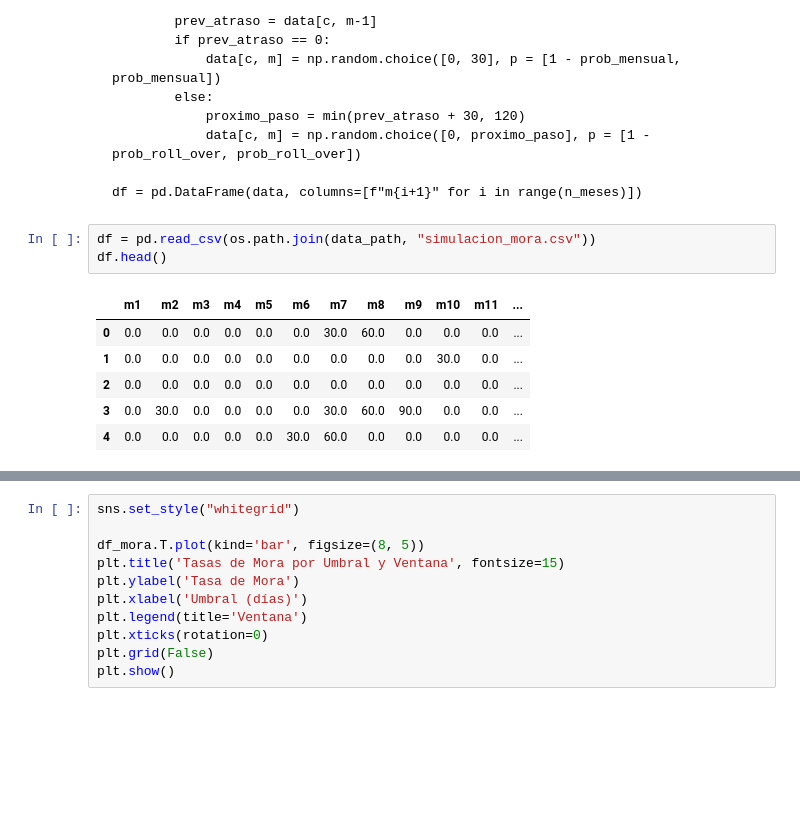
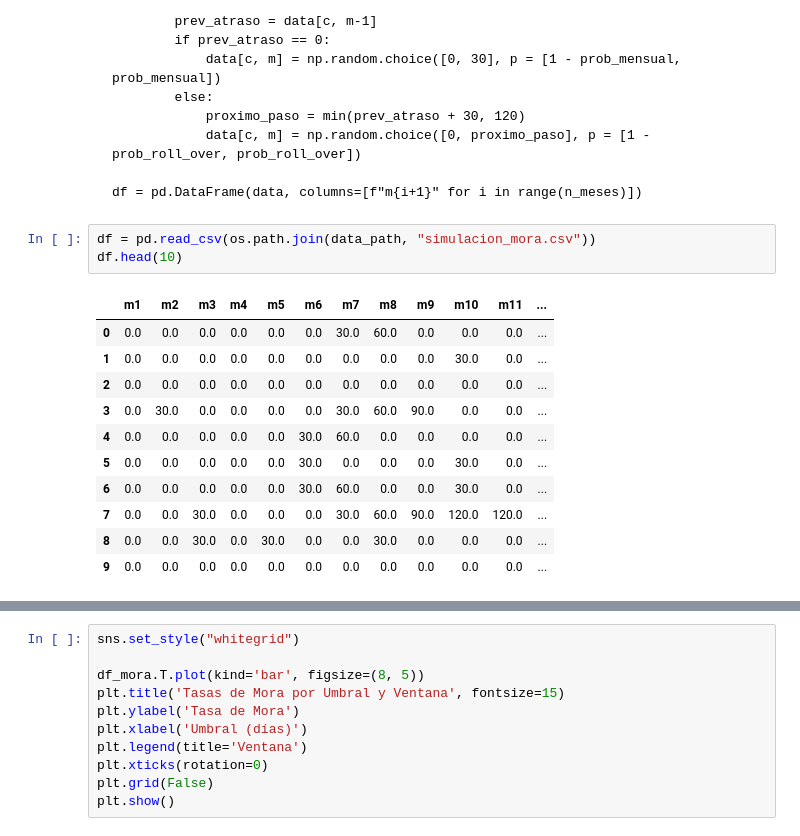
Before and after one commit to Enzo280100/CreditScoring, a Jupyter notebook: notebooks/s02/s02_default.ipynb, the cells around one changed output, grey strips where cells are left out. Cells and saved outputs as stored; diff of their text form; blank space fills up the shorter version.

````diff
--- a/notebooks/s02/s02_default.ipynb
+++ b/notebooks/s02/s02_default.ipynb
@@ -82,14 +82,19 @@ df = pd.DataFrame(data, columns=[f"m{i+1}" for i in range(n_meses)])
 ```
 # %%
 df = pd.read_csv(os.path.join(data_path, "simulacion_mora.csv"))
-df.head()
+df.head(10)
 # %% [output]
 |  | m1 | m2 | m3 | m4 | m5 | m6 | m7 | m8 | m9 | m10 | m11 | ... |
 | 0 | 0.0 | 0.0 | 0.0 | 0.0 | 0.0 | 0.0 | 30.0 | 60.0 | 0.0 | 0.0 | 0.0 | ... |
 | 1 | 0.0 | 0.0 | 0.0 | 0.0 | 0.0 | 0.0 | 0.0 | 0.0 | 0.0 | 30.0 | 0.0 | ... |
 | 2 | 0.0 | 0.0 | 0.0 | 0.0 | 0.0 | 0.0 | 0.0 | 0.0 | 0.0 | 0.0 | 0.0 | ... |
 | 3 | 0.0 | 30.0 | 0.0 | 0.0 | 0.0 | 0.0 | 30.0 | 60.0 | 90.0 | 0.0 | 0.0 | ... |
 | 4 | 0.0 | 0.0 | 0.0 | 0.0 | 0.0 | 30.0 | 60.0 | 0.0 | 0.0 | 0.0 | 0.0 | ... |
+| 5 | 0.0 | 0.0 | 0.0 | 0.0 | 0.0 | 30.0 | 0.0 | 0.0 | 0.0 | 30.0 | 0.0 | ... |
+| 6 | 0.0 | 0.0 | 0.0 | 0.0 | 0.0 | 30.0 | 60.0 | 0.0 | 0.0 | 30.0 | 0.0 | ... |
+| 7 | 0.0 | 0.0 | 30.0 | 0.0 | 0.0 | 0.0 | 30.0 | 60.0 | 90.0 | 120.0 | 120.0 | ... |
+| 8 | 0.0 | 0.0 | 30.0 | 0.0 | 30.0 | 0.0 | 0.0 | 30.0 | 0.0 | 0.0 | 0.0 | ... |
+| 9 | 0.0 | 0.0 | 0.0 | 0.0 | 0.0 | 0.0 | 0.0 | 0.0 | 0.0 | 0.0 | 0.0 | ... |
 # %%
 ventanas = [6, 9, 12]
 cohortes = [30, 60, 90]
````
Also changed, not shown: parts of 1 cell of this notebook, 1 other file.
